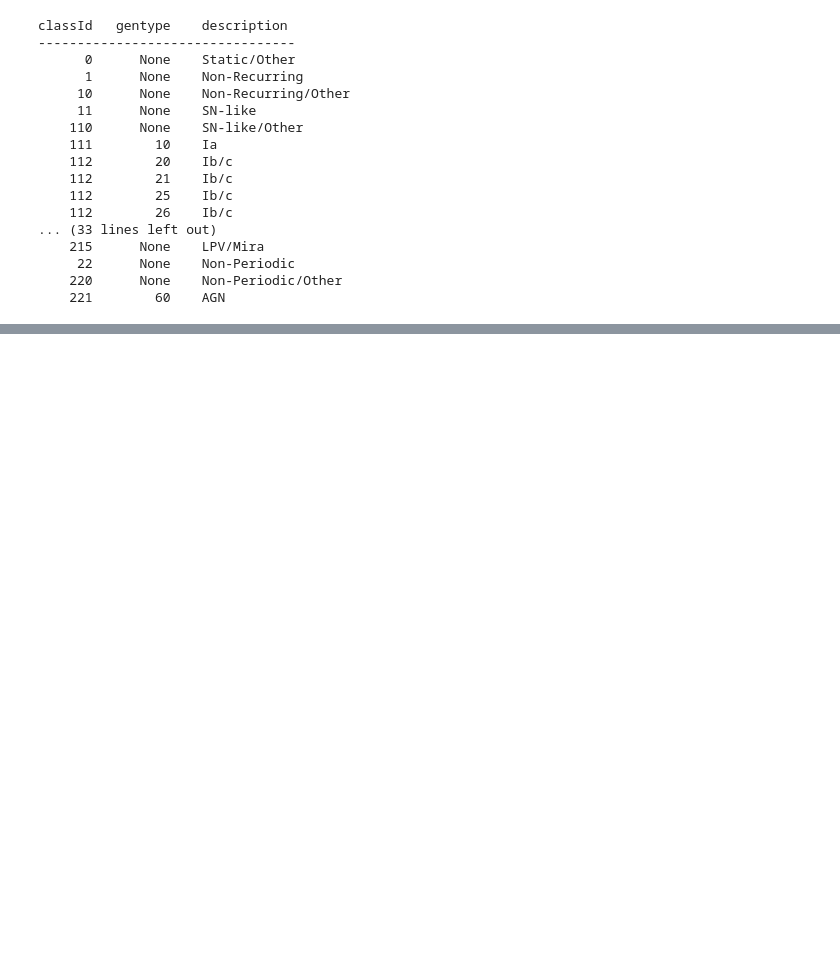
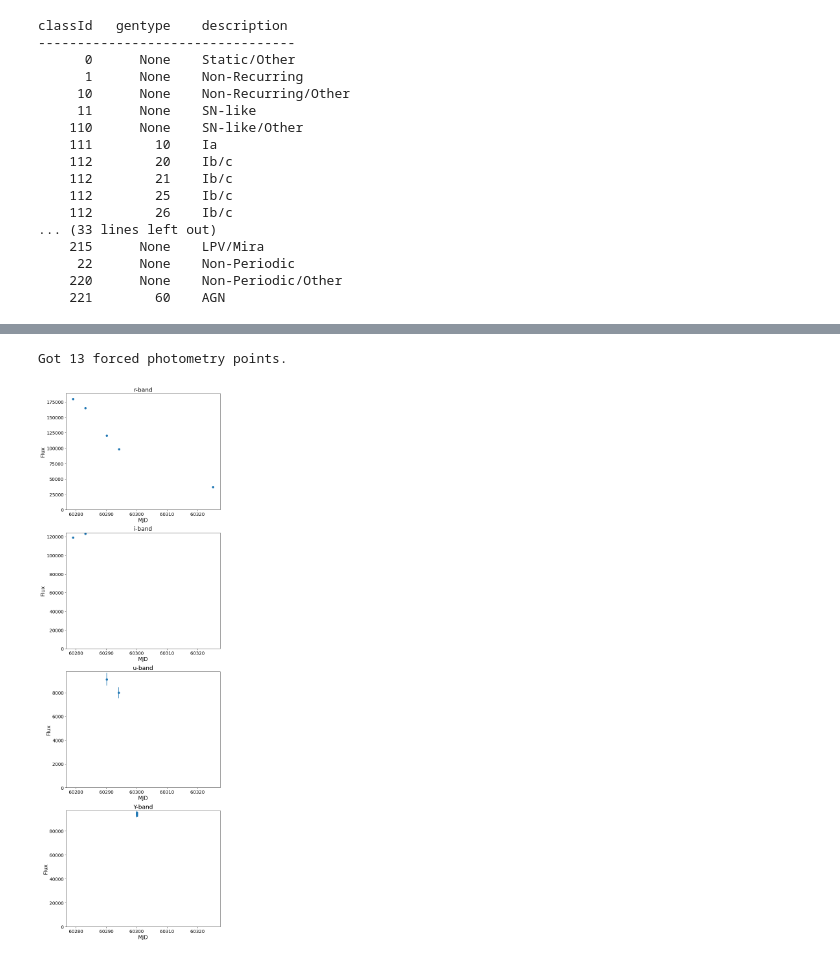
Before and after one commit to LSSTDESC/tom_desc, a Jupyter notebook: sql_query_tom_db.ipynb, the cells around one changed output, grey strips where cells are left out. Cells and saved outputs as stored; diff of their text form; code cells hidden in the pictures; blank space fills up the shorter version.

Commit message:
Update sample jupyter script for querying database

```diff
--- a/sql_query_tom_db.ipynb
+++ b/sql_query_tom_db.ipynb
@@ -118,0 +123,15 @@ data
+# %%
+# Example: we want to look at a SNIa lightcurve.  Pick out a SNIa from the truth table
+# that has at least 5 detections that have already been sent to brokers.
+# NOTE: this requires your database account to be in the "elasticc admin" group; otherwise
+# you won't have read access to the truth table.
+query = ( 'SELECT "diaObjectId",ndets FROM '
+          ' ( SELECT ot."diaObjectId",COUNT(s."diaSourceId") AS ndets FROM elasticc_diaobjecttruth ot '
+          '   INNER JOIN elasticc_diasource s ON ot."diaObjectId"=s."diaObjectId" '
+          '   INNER JOIN elasticc_diaalert a ON s."diaSourceId"=a."diaSourceId" '
+          '   WHERE a."alertSentTimestamp" IS NOT NULL '
+          '   AND ot.gentype=10 '
+          '   GROUP BY ot."diaObjectId" ) subq '
+          '   WHERE ndets > 5 LIMIT 10 ' )
+objlist = run_query( query )
+objlist
@@ -118,0 +149,51 @@ data
+# %%
+# I like the look of the 2nd one I got when I ran this query so let's get that one's lightcurve.
+#
+# Get the lightcurve that would have been in the most recent alert that's been sent.  To do that:
+# * Find the latest alert that has alertSentTimestamp that's not NULL.
+# * Find the first alert for that object
+# * Return everything in diaForcedSource that is between (first alert - 30 days) and (latest alert)
+#
+#...I hope I did that right
+
+objid = objlist[1]['diaObjectId']
+query = ( 'SELECT "midPointTai","filterName","psFlux","psFluxErr" FROM elasticc_diaforcedsource '
+          'WHERE "diaObjectId"=%(objid)s '
+          'AND "midPointTai" >= ( SELECT "midPointTai"-30 FROM elasticc_diasource '
+          '                        WHERE "diaObjectId"=%(objid)s '
+          '                        ORDER BY "midPointTai" LIMIT 1 ) '
+          'AND "midPointTai" <= ( SELECT "midPointTai" FROM elasticc_diasource s '
+          '                       INNER JOIN elasticc_diaalert a ON s."diaSourceId"=a."diaSourceId" '
+          '                       WHERE a."alertSentTimestamp" IS NOT NULL AND s."diaObjectId"=%(objid)s'
+          '                       ORDER BY s."midPointTai" DESC LIMIT 1 ) ' )
+rows = run_query( query, { 'objid': objid } )
+print( f"Got {len(rows)} forced photometry points." )
+# %% [output]
+Got 13 forced photometry points.
+# %%
+# Plot!
+df = pandas.DataFrame( rows )
+filters = df['filterName'].unique()
+mint = df['midPointTai'].min()
+maxt = df['midPointTai'].max()
+dt = maxt-mint
+mint -= 0.05*dt
+maxt += 0.05*dt
+fig = matplotlib.pyplot.figure( figsize=(8,6*len(filters)), tight_layout=True )
+for i, filter in enumerate(filters):
+    subdf = df[ df['filterName'] == filter ]
+    ax = fig.add_subplot( len(filters), 1, i+1 )
+    ax.errorbar( subdf['midPointTai'], subdf['psFlux'], subdf['psFluxErr'], linestyle='None', marker='o' )
+    ax.set_title( f'{filter}-band', fontsize=18 )
+    ax.set_xlabel( 'MJD', fontsize=16 )
+    ax.set_ylabel( 'Flux', fontsize=16 )
+    ax.tick_params( 'both', labelsize=14 )
+    ymin, ymax = ax.get_ylim()
+    if ymin > 0:
+        ax.set_ylim( 0, ymax )
+    else:
+        ax.axhline( color='black' )
+    ax.set_xlim( mint, maxt )
+fig.show()
+# %% [output]
+[figure, added]
```
Also changed, not shown: parts of 9 cells of this notebook.
